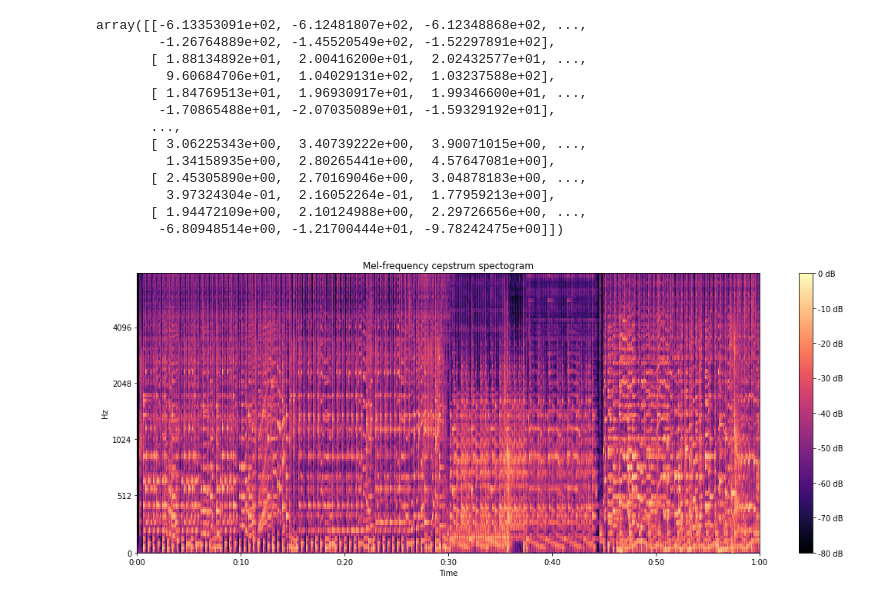
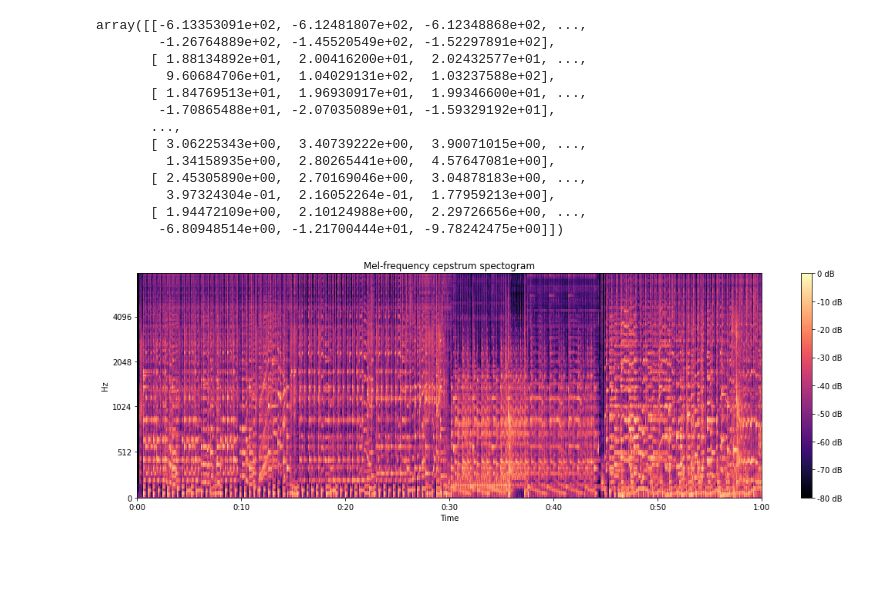
Before and after one commit to triabokon/signal-processing, a Jupyter notebook: lab2/mfcc_implementation.ipynb, the cells around one changed output. Saved outputs shown, nothing was run; the diff lists cells and outputs as text; code cells hidden in the pictures; blank space fills up the shorter version.

```diff
--- a/lab2/mfcc_implementation.ipynb
+++ b/lab2/mfcc_implementation.ipynb
@@ -59,10 +59,10 @@ array([[-6.13353091e+02, -6.12481807e+02, -6.12348868e+02, ...,
        [ 1.94472109e+00,  2.10124988e+00,  2.29726656e+00, ...,
         -6.80948514e+00, -1.21700444e+01, -9.78242475e+00]])
 # %%
-plt.figure(figsize=(15,6))
-display.specshow(librosa.power_to_db(spectogram, ref=np.max), y_axis='mel', fmax=8000, x_axis='time')
+plt.figure(figsize=(15,5))
+display.specshow(librosa.power_to_db(spectogram, ref=np.max), x_axis='time', y_axis='mel', fmax=8000)
 plt.title('Mel-frequency cepstrum spectogram')
 plt.colorbar(format='%d dB')
 plt.tight_layout()
 # %% [output]
-[figure, old version]
+[figure, new version]
```
